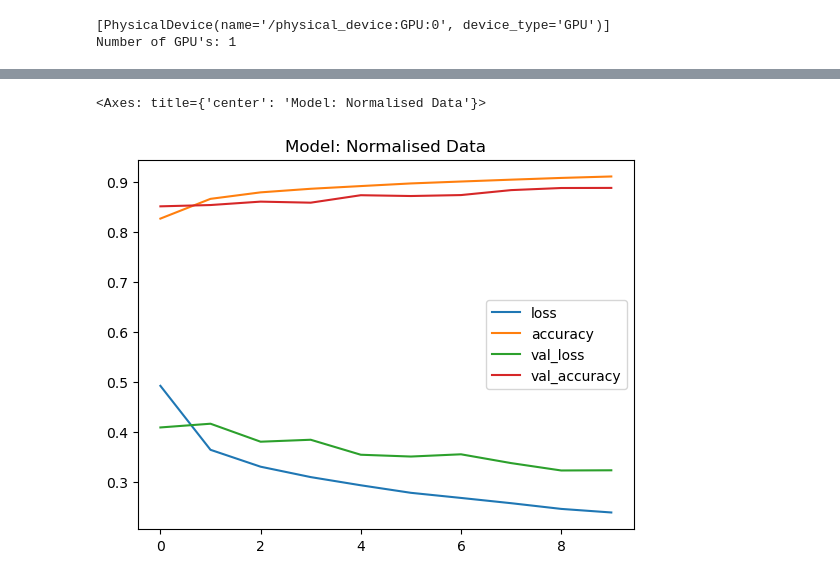
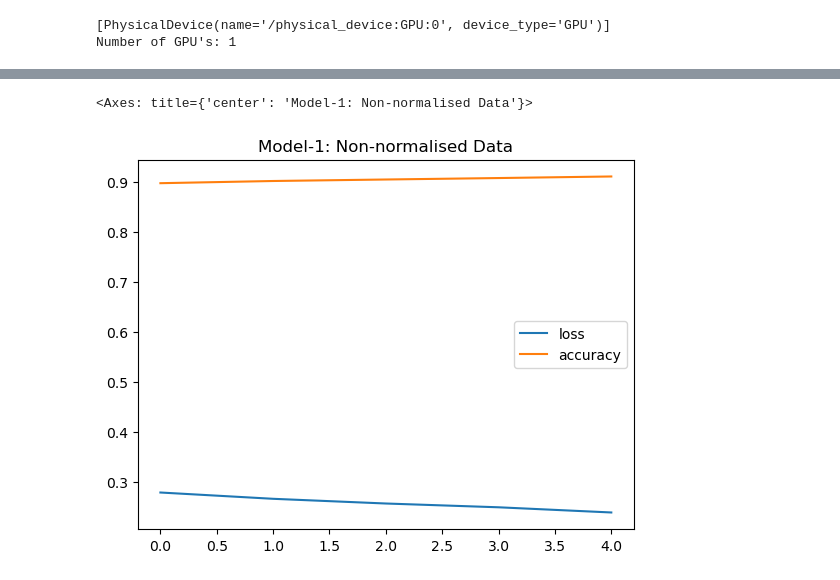
Before and after one commit to SaiKrishna-KK/Udacity-Tf-Projects, a Jupyter notebook: Fashion_MNIST.ipynb, the cells around one changed output, grey strips where cells are left out. Saved outputs shown, nothing was run; the diff lists cells and outputs as text; code cells hidden in the pictures.

```diff
--- a/Fashion_MNIST.ipynb
+++ b/Fashion_MNIST.ipynb
@@ -53,0 +39,9 @@ show_img()
+# %%
+def normalize(images, labels):
+  images = tf.cast(images, tf.float32)
+  images /= 255
+  return images, labels
+
+
+train_dataset =  train_dataset.map(normalize)
+test_dataset  =  test_dataset.map(normalize)
@@ -54,16 +76,10 @@ show_img()
 # %%
-tf.random.set_seed(42)
 model_1 = tf.keras.Sequential([
-    tf.keras.layers.Flatten(input_shape = (28,28)),
-    Dense(128, activation = 'relu'),
-    Dense(64, activation = 'relu'),
-    Dense(10, activation = 'softmax')
-    ])
+    tf.keras.layers.Flatten(input_shape=(28, 28, 1)),
+    tf.keras.layers.Dense(128, activation=tf.nn.relu),
+    tf.keras.layers.Dense(10, activation=tf.nn.softmax)
+])
 
-model_1.compile(
-    loss = tf.keras.losses.SparseCategoricalCrossentropy(),
-    optimizer = 'Adam',
-    metrics = ['accuracy']
-    )
-
-model_1_history = model_1.fit(train_data, train_labels, epochs = 10, validation_data =(test_data, test_labels))
+model_1.compile(optimizer='adam',
+              loss=tf.keras.losses.SparseCategoricalCrossentropy(),
+              metrics=['accuracy'])
@@ -96,0 +86,6 @@ Epoch 10/10
+# %%
+BATCH_SIZE = 32
+train_dataset = train_dataset.cache().repeat().shuffle(num_train_examples).batch(BATCH_SIZE)
+test_dataset = test_dataset.cache().batch(BATCH_SIZE)
+# %%
+model_history = model_1.fit(train_dataset, epochs=5, steps_per_epoch=math.ceil(num_train_examples/BATCH_SIZE))
@@ -97,5 +103,5 @@ Epoch 10/10
 # %%
-pd.DataFrame(model_1_history.history).plot(title= "Model: Normalised Data")
+pd.DataFrame(model_history.history).plot(title= "Model-1: Non-normalised Data")
 # %% [output]
-<Axes: title={'center': 'Model: Normalised Data'}>
+<Axes: title={'center': 'Model-1: Non-normalised Data'}>
-[figure, old version]
+[figure, new version]
```
Also changed, not shown: parts of 25 cells of this notebook.
